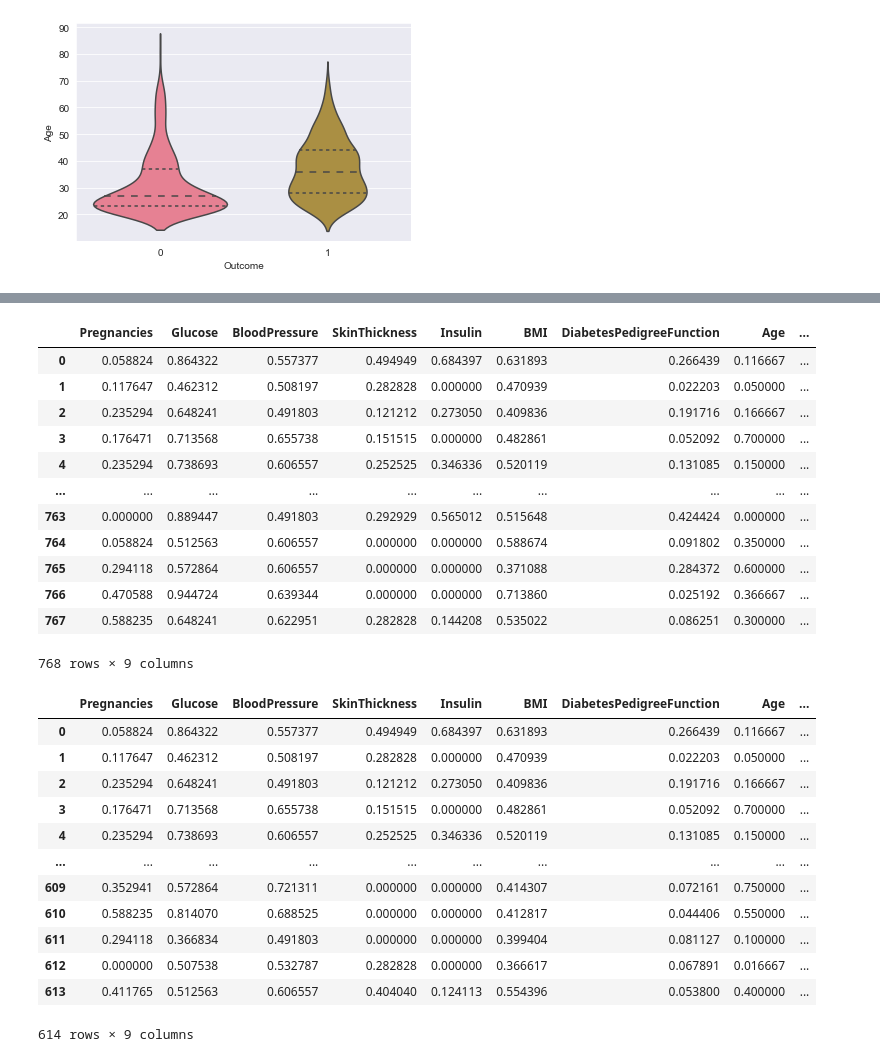
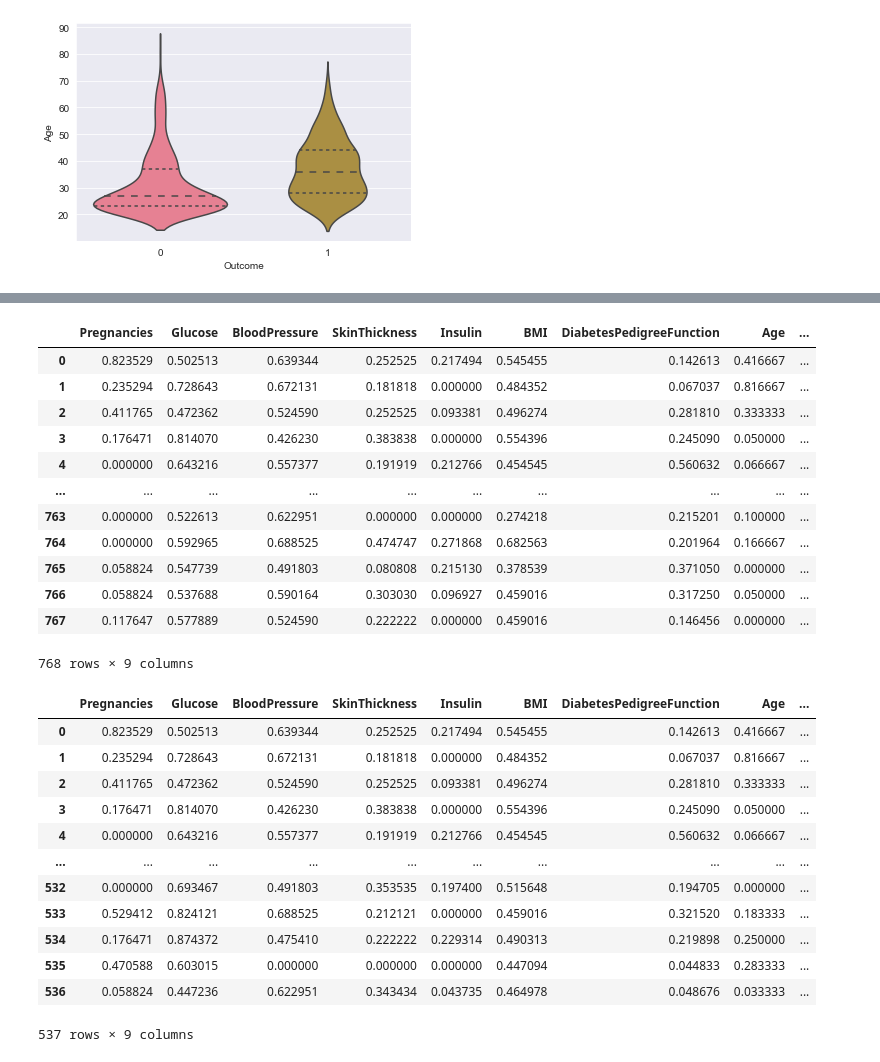
Before and after one commit to Domin8668/Projekt_SSI, a Jupyter notebook: Projekt.ipynb, the cells around one changed output, grey strips where cells are left out. Cells and saved outputs as stored; diff of their text form; code cells hidden in the pictures.

```diff
--- a/Projekt.ipynb
+++ b/Projekt.ipynb
@@ -169,35 +203,35 @@ normalized_data
 # %%
-normalized_data = ProcessingData.normalize_minmax(shuffled_data, 'Outcome')
-normalized_data
+normalized_data_minmax = ProcessingData.normalize_minmax(shuffled_data, 'Outcome')
+normalized_data_minmax
 # %% [output]
 |  | Pregnancies | Glucose | BloodPressure | SkinThickness | Insulin | BMI | DiabetesPedigreeFunction | Age | ... |
-| 0 | 0.058824 | 0.864322 | 0.557377 | 0.494949 | 0.684397 | 0.631893 | 0.266439 | 0.116667 | ... |
-| 1 | 0.117647 | 0.462312 | 0.508197 | 0.282828 | 0.000000 | 0.470939 | 0.022203 | 0.050000 | ... |
-| 2 | 0.235294 | 0.648241 | 0.491803 | 0.121212 | 0.273050 | 0.409836 | 0.191716 | 0.166667 | ... |
-| 3 | 0.176471 | 0.713568 | 0.655738 | 0.151515 | 0.000000 | 0.482861 | 0.052092 | 0.700000 | ... |
-| 4 | 0.235294 | 0.738693 | 0.606557 | 0.252525 | 0.346336 | 0.520119 | 0.131085 | 0.150000 | ... |
+| 0 | 0.823529 | 0.502513 | 0.639344 | 0.252525 | 0.217494 | 0.545455 | 0.142613 | 0.416667 | ... |
+| 1 | 0.235294 | 0.728643 | 0.672131 | 0.181818 | 0.000000 | 0.484352 | 0.067037 | 0.816667 | ... |
+| 2 | 0.411765 | 0.472362 | 0.524590 | 0.252525 | 0.093381 | 0.496274 | 0.281810 | 0.333333 | ... |
+| 3 | 0.176471 | 0.814070 | 0.426230 | 0.383838 | 0.000000 | 0.554396 | 0.245090 | 0.050000 | ... |
+| 4 | 0.000000 | 0.643216 | 0.557377 | 0.191919 | 0.212766 | 0.454545 | 0.560632 | 0.066667 | ... |
 | ... | ... | ... | ... | ... | ... | ... | ... | ... | ... |
-| 763 | 0.000000 | 0.889447 | 0.491803 | 0.292929 | 0.565012 | 0.515648 | 0.424424 | 0.000000 | ... |
-| 764 | 0.058824 | 0.512563 | 0.606557 | 0.000000 | 0.000000 | 0.588674 | 0.091802 | 0.350000 | ... |
-| 765 | 0.294118 | 0.572864 | 0.606557 | 0.000000 | 0.000000 | 0.371088 | 0.284372 | 0.600000 | ... |
-| 766 | 0.470588 | 0.944724 | 0.639344 | 0.000000 | 0.000000 | 0.713860 | 0.025192 | 0.366667 | ... |
-| 767 | 0.588235 | 0.648241 | 0.622951 | 0.282828 | 0.144208 | 0.535022 | 0.086251 | 0.300000 | ... |
+| 763 | 0.000000 | 0.522613 | 0.622951 | 0.000000 | 0.000000 | 0.274218 | 0.215201 | 0.100000 | ... |
+| 764 | 0.000000 | 0.592965 | 0.688525 | 0.474747 | 0.271868 | 0.682563 | 0.201964 | 0.166667 | ... |
+| 765 | 0.058824 | 0.547739 | 0.491803 | 0.080808 | 0.215130 | 0.378539 | 0.371050 | 0.000000 | ... |
+| 766 | 0.058824 | 0.537688 | 0.590164 | 0.303030 | 0.096927 | 0.459016 | 0.317250 | 0.050000 | ... |
+| 767 | 0.117647 | 0.577889 | 0.524590 | 0.222222 | 0.000000 | 0.459016 | 0.146456 | 0.000000 | ... |
 768 rows × 9 columns
 # %%
-# Test dla normalizacji 80:20
-normalized_training_data, normalized_validation_data = ProcessingData.split(normalized_data, 0.8)
-normalized_training_data
+# Test dla normalizacji minmax
+normalized_training_data_minmax, normalized_validation_data_minmax = ProcessingData.split(normalized_data_minmax, 0.7)
+normalized_training_data_minmax
 # %% [output]
 |  | Pregnancies | Glucose | BloodPressure | SkinThickness | Insulin | BMI | DiabetesPedigreeFunction | Age | ... |
-| 0 | 0.058824 | 0.864322 | 0.557377 | 0.494949 | 0.684397 | 0.631893 | 0.266439 | 0.116667 | ... |
-| 1 | 0.117647 | 0.462312 | 0.508197 | 0.282828 | 0.000000 | 0.470939 | 0.022203 | 0.050000 | ... |
-| 2 | 0.235294 | 0.648241 | 0.491803 | 0.121212 | 0.273050 | 0.409836 | 0.191716 | 0.166667 | ... |
-| 3 | 0.176471 | 0.713568 | 0.655738 | 0.151515 | 0.000000 | 0.482861 | 0.052092 | 0.700000 | ... |
-| 4 | 0.235294 | 0.738693 | 0.606557 | 0.252525 | 0.346336 | 0.520119 | 0.131085 | 0.150000 | ... |
+| 0 | 0.823529 | 0.502513 | 0.639344 | 0.252525 | 0.217494 | 0.545455 | 0.142613 | 0.416667 | ... |
+| 1 | 0.235294 | 0.728643 | 0.672131 | 0.181818 | 0.000000 | 0.484352 | 0.067037 | 0.816667 | ... |
+| 2 | 0.411765 | 0.472362 | 0.524590 | 0.252525 | 0.093381 | 0.496274 | 0.281810 | 0.333333 | ... |
+| 3 | 0.176471 | 0.814070 | 0.426230 | 0.383838 | 0.000000 | 0.554396 | 0.245090 | 0.050000 | ... |
+| 4 | 0.000000 | 0.643216 | 0.557377 | 0.191919 | 0.212766 | 0.454545 | 0.560632 | 0.066667 | ... |
 | ... | ... | ... | ... | ... | ... | ... | ... | ... | ... |
-| 609 | 0.352941 | 0.572864 | 0.721311 | 0.000000 | 0.000000 | 0.414307 | 0.072161 | 0.750000 | ... |
-| 610 | 0.588235 | 0.814070 | 0.688525 | 0.000000 | 0.000000 | 0.412817 | 0.044406 | 0.550000 | ... |
-| 611 | 0.294118 | 0.366834 | 0.491803 | 0.000000 | 0.000000 | 0.399404 | 0.081127 | 0.100000 | ... |
-| 612 | 0.000000 | 0.507538 | 0.532787 | 0.282828 | 0.000000 | 0.366617 | 0.067891 | 0.016667 | ... |
-| 613 | 0.411765 | 0.512563 | 0.606557 | 0.404040 | 0.124113 | 0.554396 | 0.053800 | 0.400000 | ... |
+| 532 | 0.000000 | 0.693467 | 0.491803 | 0.353535 | 0.197400 | 0.515648 | 0.194705 | 0.000000 | ... |
+| 533 | 0.529412 | 0.824121 | 0.688525 | 0.212121 | 0.000000 | 0.459016 | 0.321520 | 0.183333 | ... |
+| 534 | 0.176471 | 0.874372 | 0.475410 | 0.222222 | 0.229314 | 0.490313 | 0.219898 | 0.250000 | ... |
+| 535 | 0.470588 | 0.603015 | 0.000000 | 0.000000 | 0.000000 | 0.447094 | 0.044833 | 0.283333 | ... |
+| 536 | 0.058824 | 0.447236 | 0.622951 | 0.343434 | 0.043735 | 0.464978 | 0.048676 | 0.033333 | ... |
-614 rows × 9 columns
+537 rows × 9 columns
```
Also changed, not shown: parts of 26 cells of this notebook.
